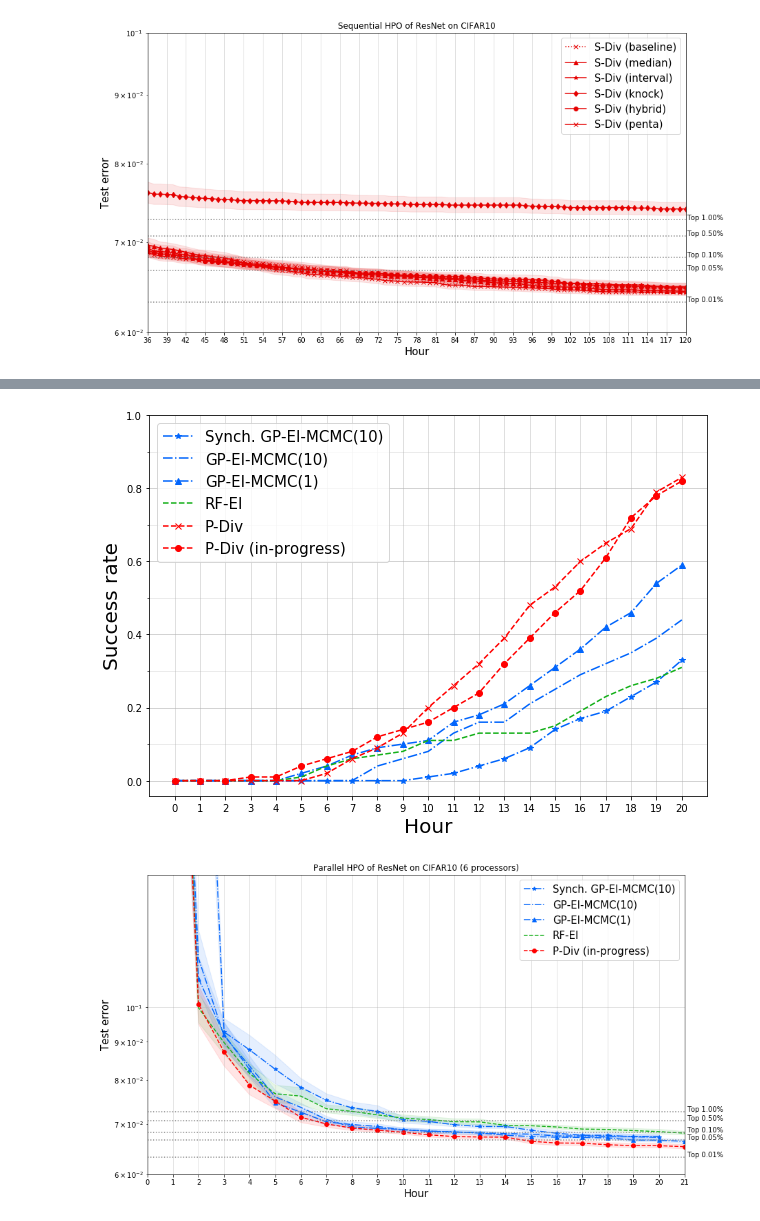
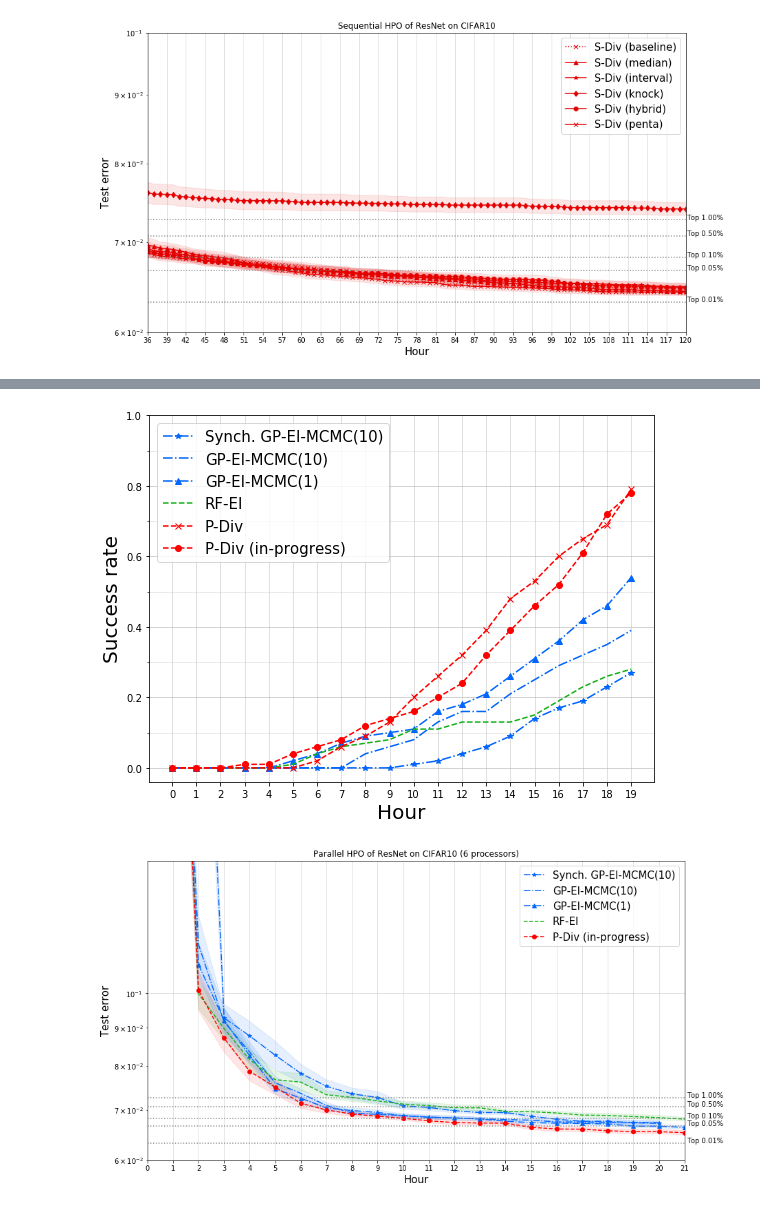
Before and after one commit to yongjinkim49/ecml, a Jupyter notebook: results/[ICML19] CIFAR10-ResNet performance evaluation.ipynb, the cells around one changed output, grey strips where cells are left out. Saved outputs shown, nothing was run; the diff lists cells and outputs as text; code cells hidden in the pictures.

Commit message:
for re-testing parallelization of data207

```diff
--- a/results/[ICML19] CIFAR10-ResNet performance evaluation.ipynb
+++ b/results/[ICML19] CIFAR10-ResNet performance evaluation.ipynb
@@ -164,7 +186,9 @@ p_g = []
 for p in parallels:
     p_g.append({"opt": p})
 
-draw_success_rate_fig(results_6, s['accuracy'], 21,
+draw_success_rate_fig(results_6, s['accuracy'], 20,
                                               x_unit='Hour', step_size=1, style_format=restyle,
-                                               parallel=p_g, width=10, height=7,  num_runs=num_trials )
+                                               parallel=p_g,
+                      width=8, height=6,  save_name='fig-cifar10-resnet-p1.png', target_folder='./figs/',
+                      num_runs=num_trials )
 # %% [output]
@@ -172,4 +195,4 @@ draw_success_rate_fig(results_6, s['accuracy'], 21,
-[figure, old version]
+[figure, new version]
 # %%
 selected = ['Synch. GP-EI-MCMC(10)', 'GP-EI-MCMC(10)', 'GP-EI-MCMC(1)', 'RF-EI', 'P-Div (in-progress)']
 
```
Also changed, not shown: parts of 8 cells of this notebook, 11 other files.
